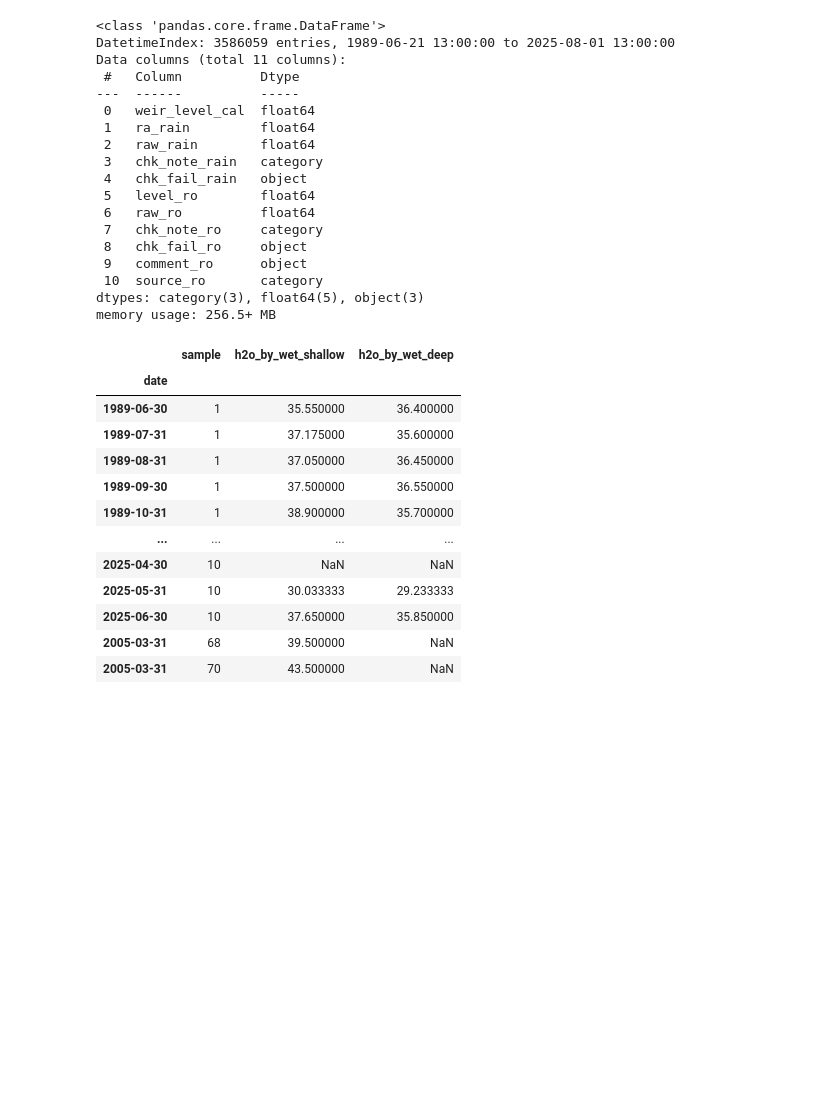
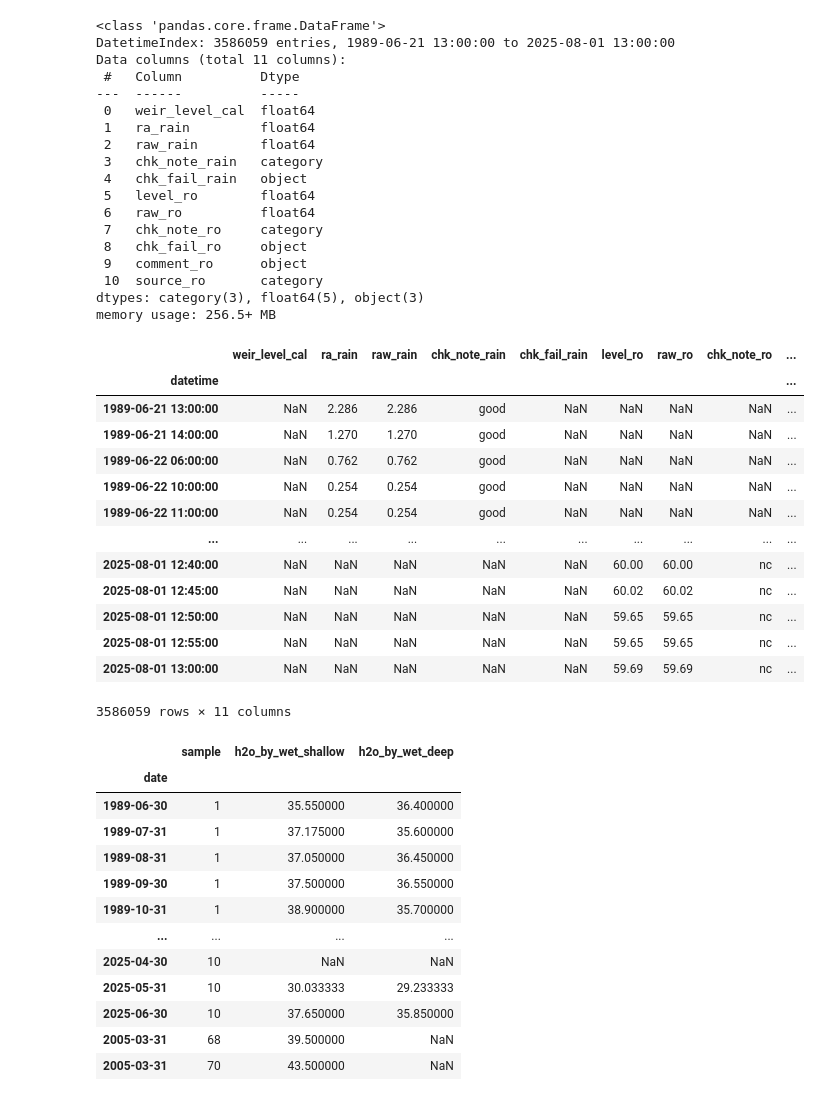
Before and after one commit to gmcginnis/info-698-capstone, a Jupyter notebook: 01_eda.ipynb, the cells around one changed output. Saved outputs shown, nothing was run; the diff lists cells and outputs as text; code cells hidden in the pictures; blank space fills up the shorter version.

```diff
--- a/01_eda.ipynb
+++ b/01_eda.ipynb
@@ -1035,6 +1030,23 @@ Data columns (total 11 columns):
  10  source_ro       category
 dtypes: category(3), float64(5), object(3)
 memory usage: 256.5+ MB
+# %%
+united_water
+# %% [output]
+|  | weir_level_cal | ra_rain | raw_rain | chk_note_rain | chk_fail_rain | level_ro | raw_ro | chk_note_ro | ... |
+| datetime |  |  |  |  |  |  |  |  | ... |
+| 1989-06-21 13:00:00 | NaN | 2.286 | 2.286 | good | NaN | NaN | NaN | NaN | ... |
+| 1989-06-21 14:00:00 | NaN | 1.270 | 1.270 | good | NaN | NaN | NaN | NaN | ... |
+| 1989-06-22 06:00:00 | NaN | 0.762 | 0.762 | good | NaN | NaN | NaN | NaN | ... |
+| 1989-06-22 10:00:00 | NaN | 0.254 | 0.254 | good | NaN | NaN | NaN | NaN | ... |
+| 1989-06-22 11:00:00 | NaN | 0.254 | 0.254 | good | NaN | NaN | NaN | NaN | ... |
+| ... | ... | ... | ... | ... | ... | ... | ... | ... | ... |
+| 2025-08-01 12:40:00 | NaN | NaN | NaN | NaN | NaN | 60.00 | 60.00 | nc | ... |
+| 2025-08-01 12:45:00 | NaN | NaN | NaN | NaN | NaN | 60.02 | 60.02 | nc | ... |
+| 2025-08-01 12:50:00 | NaN | NaN | NaN | NaN | NaN | 59.65 | 59.65 | nc | ... |
+| 2025-08-01 12:55:00 | NaN | NaN | NaN | NaN | NaN | 59.65 | 59.65 | nc | ... |
+| 2025-08-01 13:00:00 | NaN | NaN | NaN | NaN | NaN | 59.69 | 59.69 | nc | ... |
+3586059 rows × 11 columns
 # %%
 # ## Another
 # united_soil = pd.merge(data_soil_shallow.reset_index(), data_soil_deep.reset_index(), on=["date", "sample"], suffixes=("_shallow", "_deep"), how="outer")
```
Also changed, not shown: parts of 10 cells of this notebook.
